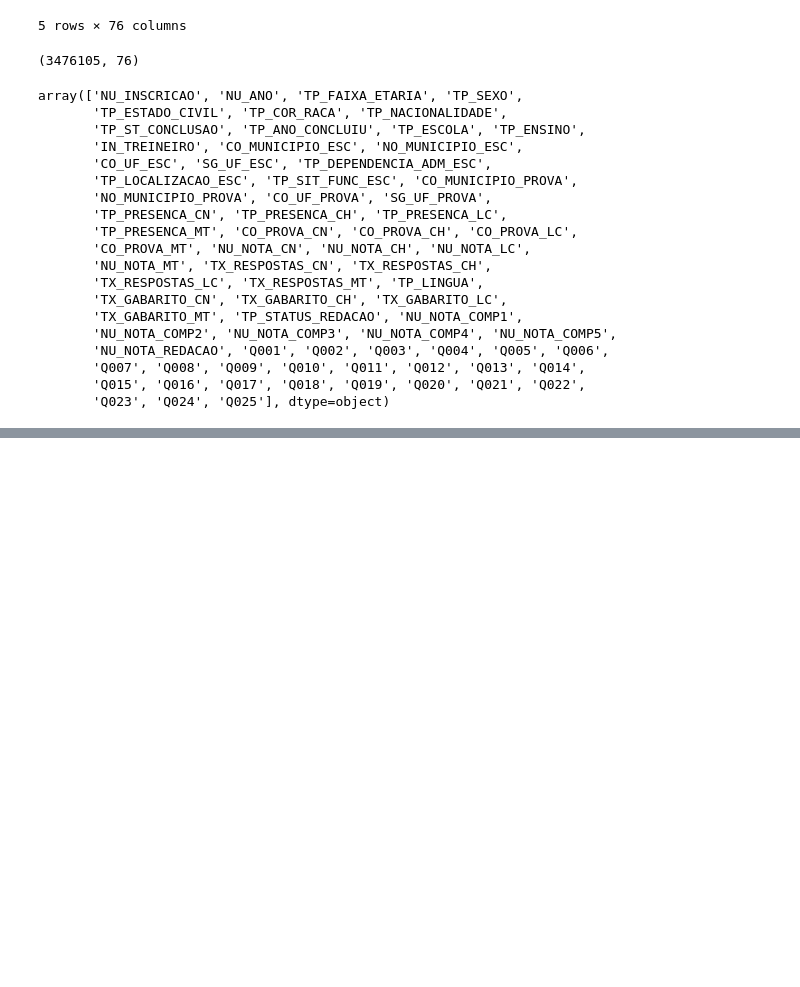
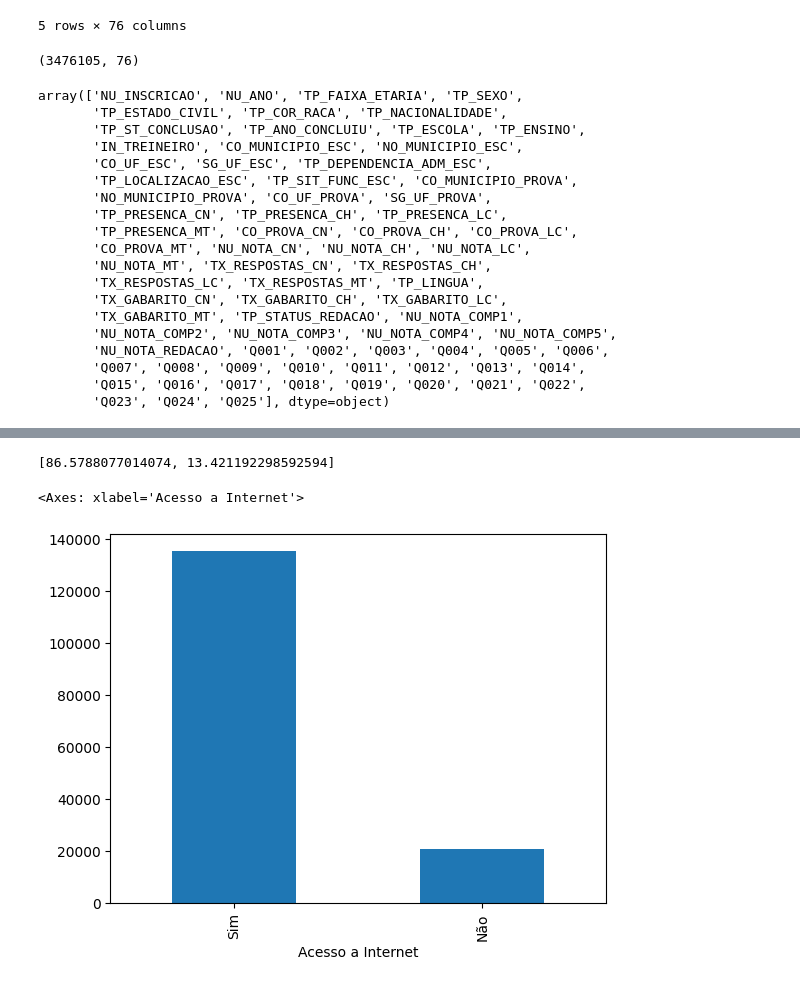
Before and after one commit to rmascarenhascf/Analise-Exploratoria---Microdados-do-ENEM-2022, a Jupyter notebook: Análise_Exploratória_Microdados_Enem_2022.ipynb, the cells around one changed output, grey strips where cells are left out. Cells and saved outputs as stored; diff of their text form; code cells hidden in the pictures; blank space fills up the shorter version.

```diff
--- a/Análise_Exploratória_Microdados_Enem_2022.ipynb
+++ b/Análise_Exploratória_Microdados_Enem_2022.ipynb
@@ -209,0 +328,11 @@ baseCeara['SG_UF_ESC'].isnull().sum()
+# %%
+# Vizualizando graficamente se há acesso a internet em casa dos candidatos e sua porcentagem
+baseAcessoInternet = baseCeara['Acesso a Internet'].value_counts()
+porcentagemAcessoInternet = [100 * x/baseAcessoInternet.sum() for x in baseAcessoInternet]
+print(porcentagemAcessoInternet)
+
+baseCeara['Acesso a Internet'].value_counts().plot.bar()
+# %% [output]
+[86.5788077014074, 13.421192298592594]
+<Axes: xlabel='Acesso a Internet'>
+[figure, added]
```
Also changed, not shown: parts of 67 cells of this notebook.
